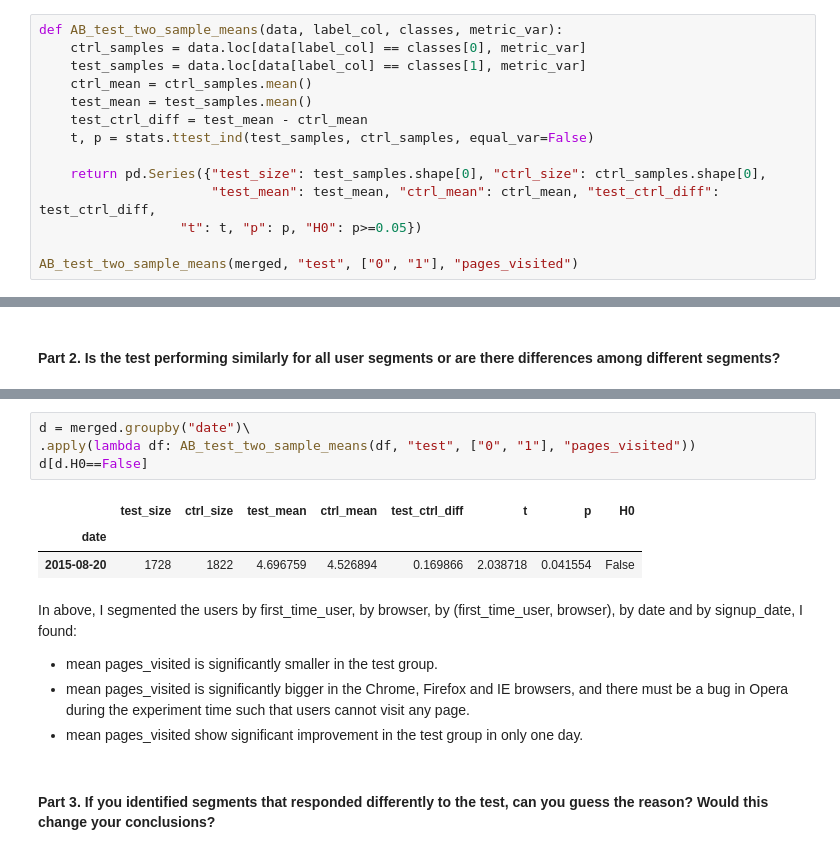
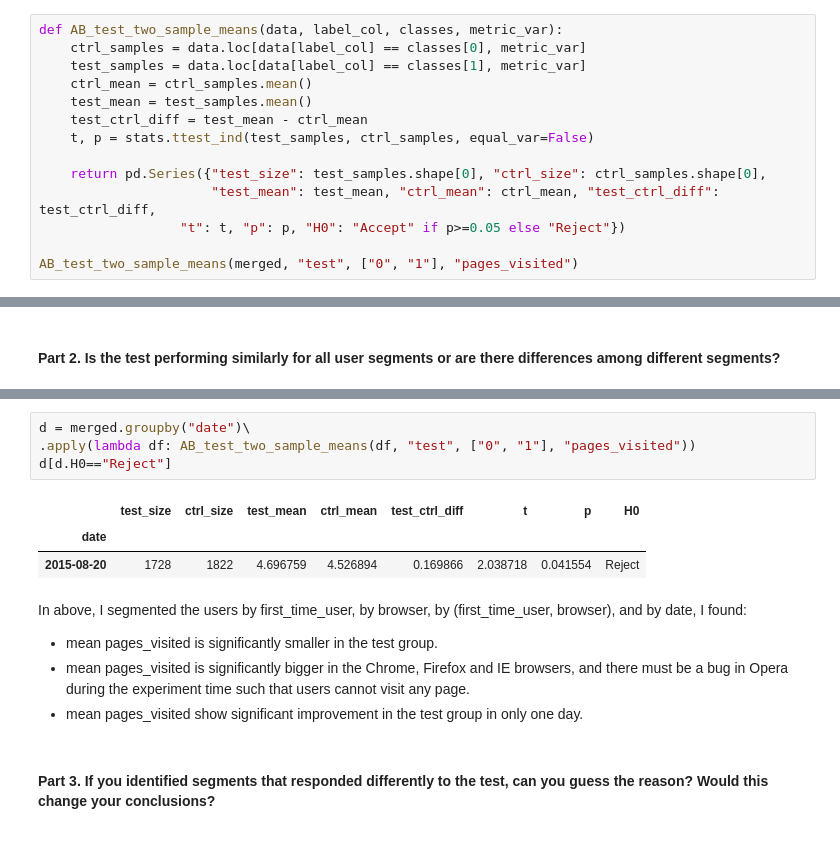
Before and after one commit to BarabaraLee/Data-Science-Projects, a Jupyter notebook: 5. User Engagement Test.ipynb, the cells around one changed output, grey strips where cells are left out. Saved outputs shown, nothing was run; the diff lists cells and outputs as text.

```diff
--- a/5. User Engagement Test.ipynb
+++ b/5. User Engagement Test.ipynb
@@ -237,7 +237,7 @@ def AB_test_two_sample_means(data, label_col, classes, metric_var):
 
     return pd.Series({"test_size": test_samples.shape[0], "ctrl_size": ctrl_samples.shape[0],
                       "test_mean": test_mean, "ctrl_mean": ctrl_mean, "test_ctrl_diff": test_ctrl_diff,
-                  "t": t, "p": p, "H0": p>=0.05})
+                  "t": t, "p": p, "H0": "Accept" if p>=0.05 else "Reject"})
 
 AB_test_two_sample_means(merged, "test", ["0", "1"], "pages_visited")
 # %% [output]
@@ -288,13 +288,13 @@ ftu_b[ftu_b.H0==False]
 # %%
 d = merged.groupby("date")\
 .apply(lambda df: AB_test_two_sample_means(df, "test", ["0", "1"], "pages_visited"))
-d[d.H0==False]
+d[d.H0=="Reject"]
 # %% [output]
 |  | test_size | ctrl_size | test_mean | ctrl_mean | test_ctrl_diff | t | p | H0 |
 | date |  |  |  |  |  |  |  |  |
-| 2015-08-20 | 1728 | 1822 | 4.696759 | 4.526894 | 0.169866 | 2.038718 | 0.041554 | False |
+| 2015-08-20 | 1728 | 1822 | 4.696759 | 4.526894 | 0.169866 | 2.038718 | 0.041554 | Reject |
 # %% [markdown]
-In above, I segmented the users by first_time_user, by browser, by (first_time_user, browser), by date and by signup_date, I found:
+In above, I segmented the users by first_time_user, by browser, by (first_time_user, browser), and by date, I found:
 * mean pages_visited is significantly smaller in the test group.
 * mean pages_visited is significantly bigger in the Chrome, Firefox and IE browsers, and there must be a bug in Opera during the experiment time such that users cannot visit any page.
 * mean pages_visited show significant improvement in the test group in only one day.
```
Also changed, not shown: parts of 18 cells of this notebook.
